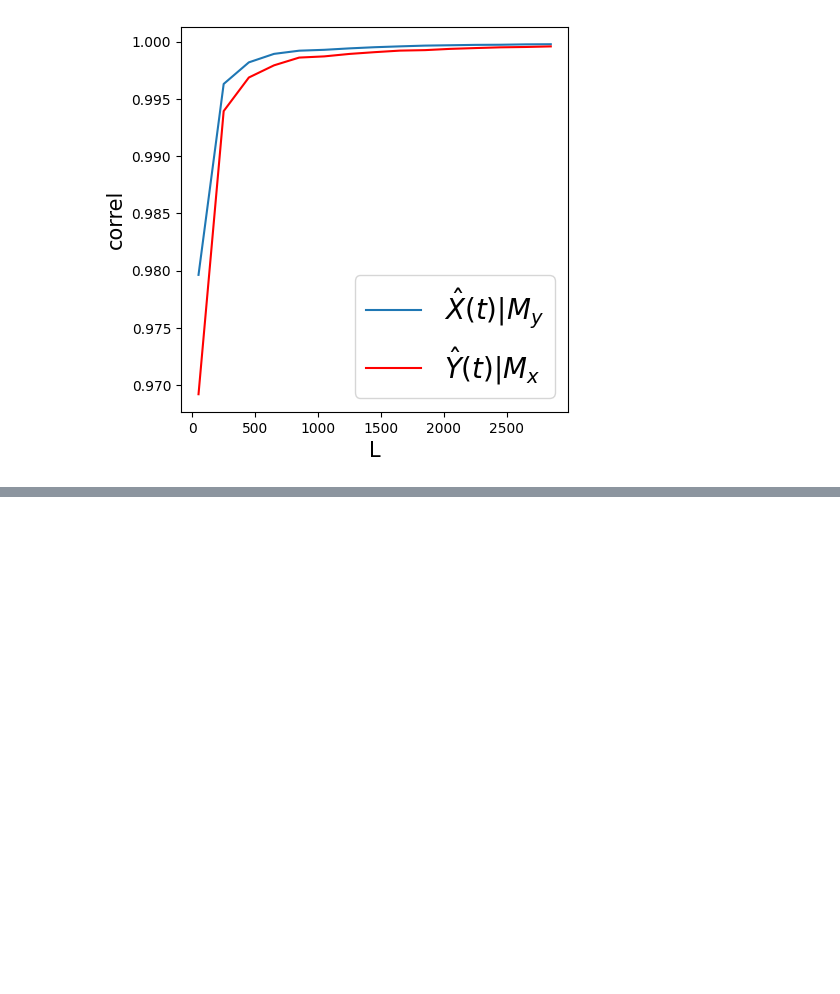
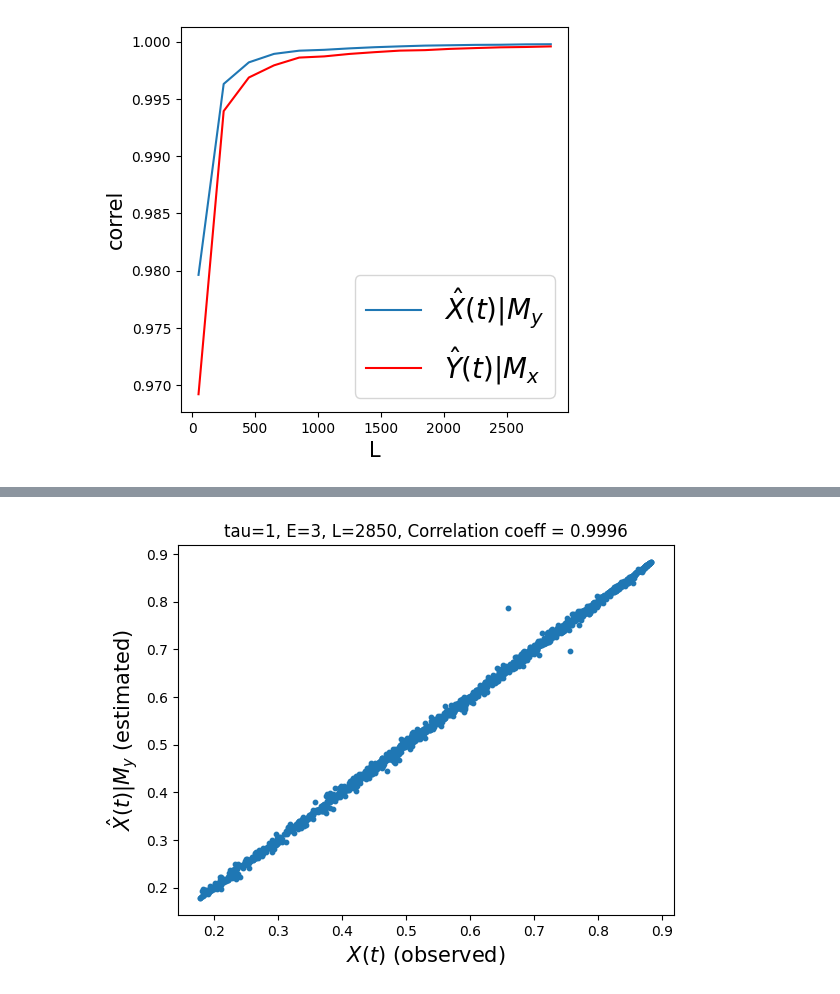
Before and after one commit to PrinceJavier/causal_ccm, a Jupyter notebook: usage_sample.ipynb, the cells around one changed output, grey strips where cells are left out. Cells and saved outputs as stored; diff of their text form; code cells hidden in the pictures; blank space fills up the shorter version.

```diff
--- a/usage_sample.ipynb
+++ b/usage_sample.ipynb
@@ -183,0 +189,5 @@ plt.legend(prop={'size': 20})
+# %%
+# Check correlation plot
+pai_YX.plot_ccm_correls()
+# %% [output]
+[figure, added]
```
Also changed, not shown: parts of 7 cells of this notebook.
